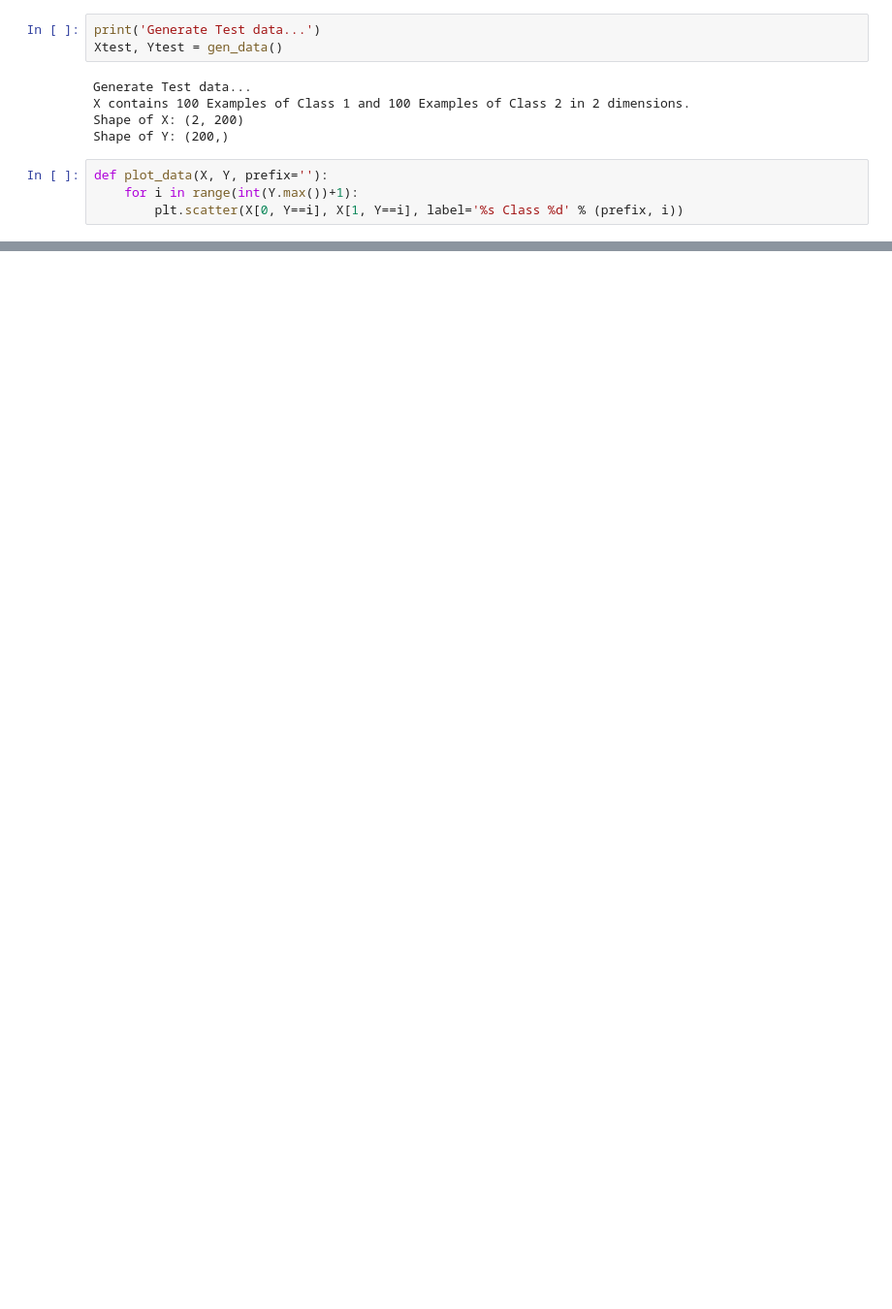
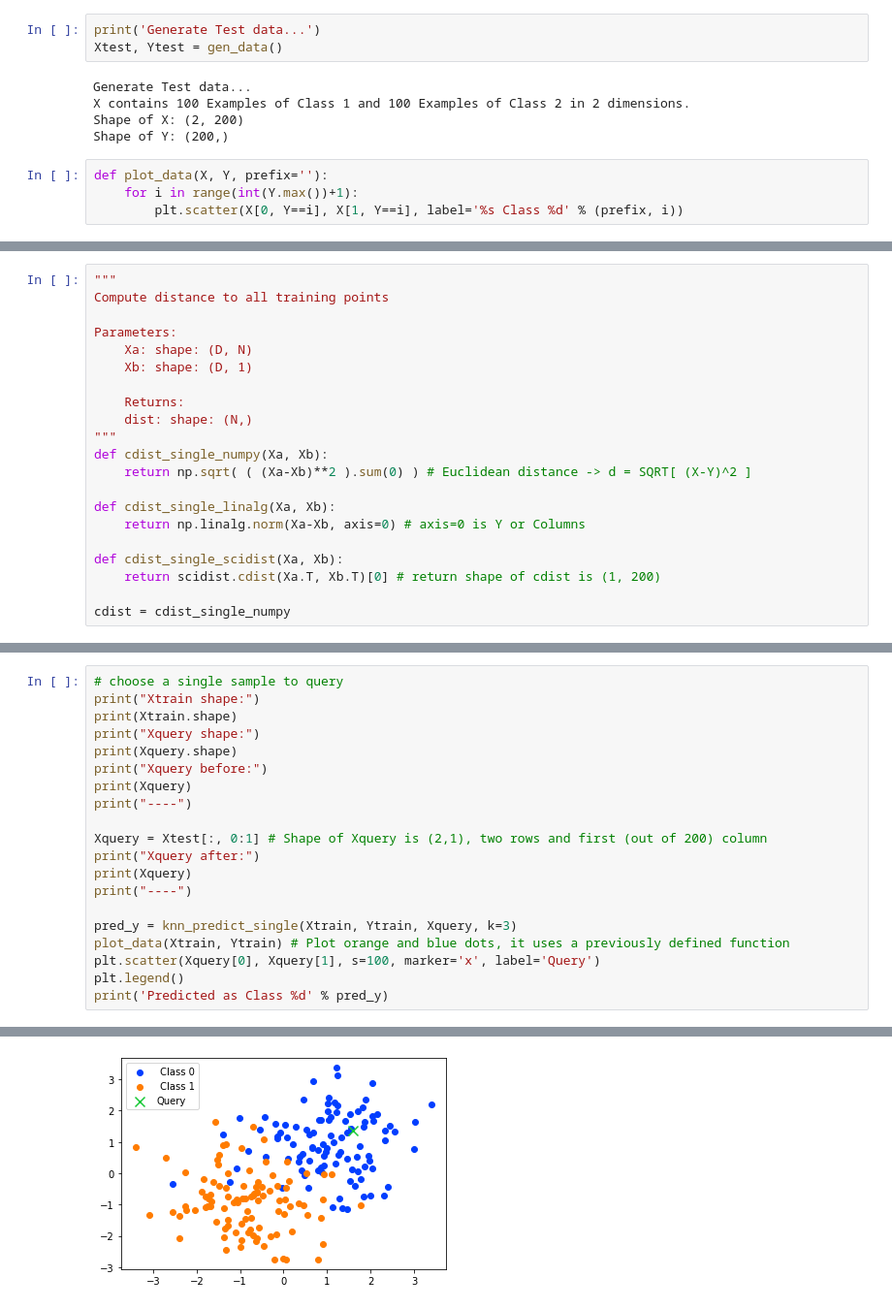
Before and after one commit to jogam5/csc2515, a Jupyter notebook: winter2021/Tutorial1.ipynb, the cells around one changed output, grey strips where cells are left out. Shown at 97% size. Drawn from its saved outputs; the diff is of its cells as text; blank space fills up the shorter version.

```diff
--- a/winter2021/Tutorial1.ipynb
+++ b/winter2021/Tutorial1.ipynb
@@ -399,0 +417,21 @@ Test data
+# %%
+"""
+Compute distance to all training points
+
+Parameters:
+    Xa: shape: (D, N)
+    Xb: shape: (D, 1)
+
+    Returns:
+    dist: shape: (N,)
+"""
+def cdist_single_numpy(Xa, Xb):
+    return np.sqrt( ( (Xa-Xb)**2 ).sum(0) ) # Euclidean distance -> d = SQRT[ (X-Y)^2 ]
+
+def cdist_single_linalg(Xa, Xb):
+    return np.linalg.norm(Xa-Xb, axis=0) # axis=0 is Y or Columns
+
+def cdist_single_scidist(Xa, Xb):
+    return scidist.cdist(Xa.T, Xb.T)[0] # return shape of cdist is (1, 200)
+
+cdist = cdist_single_numpy
@@ -399,0 +510,21 @@ Test data
+# %%
+# choose a single sample to query
+print("Xtrain shape:")
+print(Xtrain.shape)
+print("Xquery shape:")
+print(Xquery.shape)
+print("Xquery before:")
+print(Xquery)
+print("----")
+
+Xquery = Xtest[:, 0:1] # Shape of Xquery is (2,1), two rows and first (out of 200) column
+print("Xquery after:")
+print(Xquery)
+print("----")
+
+pred_y = knn_predict_single(Xtrain, Ytrain, Xquery, k=3)
+plot_data(Xtrain, Ytrain) # Plot orange and blue dots, it uses a previously defined function
+plt.scatter(Xquery[0], Xquery[1], s=100, marker='x', label='Query')
+plt.legend()
+print('Predicted as Class %d' % pred_y)
+# %% [output]
@@ -399,0 +548 @@ Test data
+[figure, added]
```
Also changed, not shown: parts of 24 cells of this notebook.
